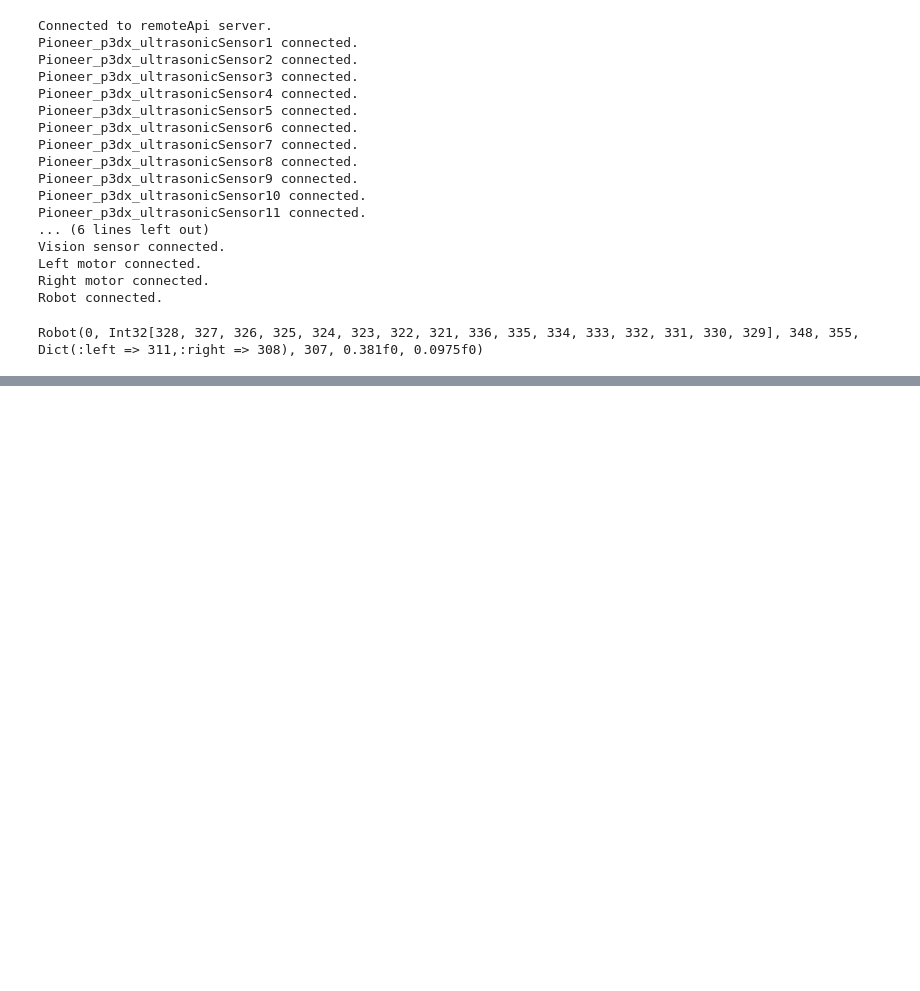
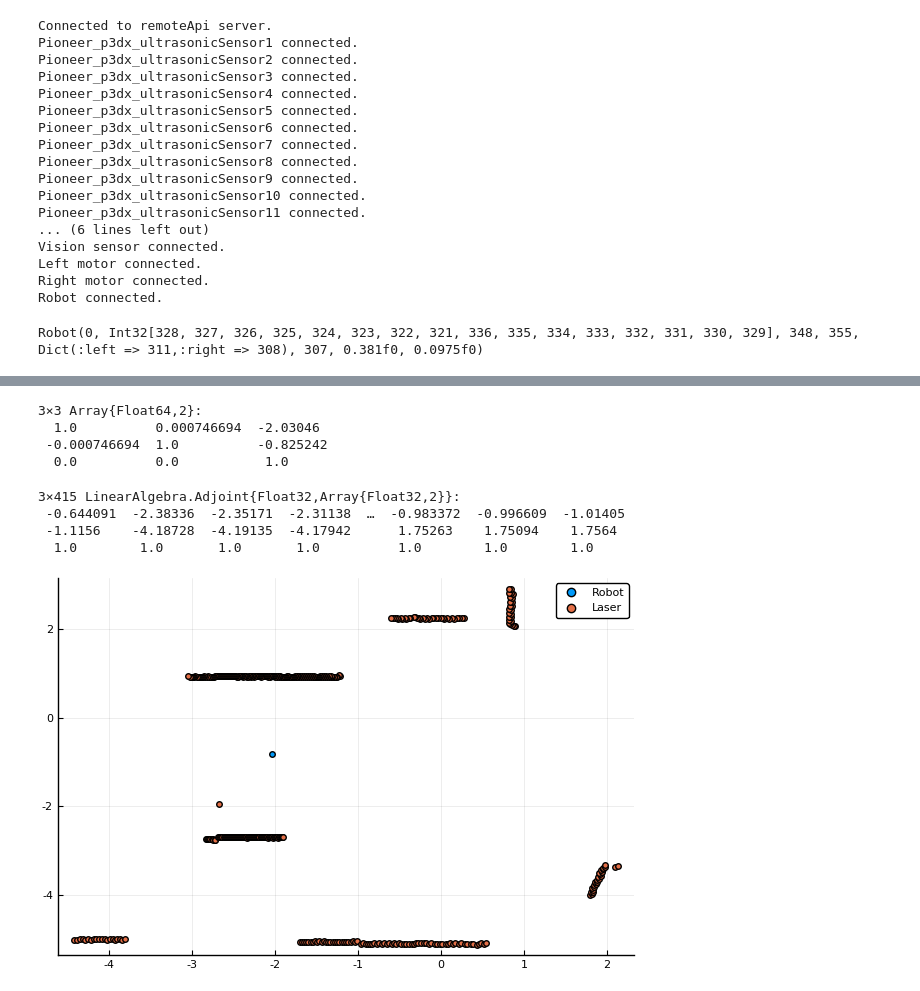
Before and after one commit to cirocavani/MO651-Robotics, a Jupyter notebook: workspace/P2/Controller - PID (draft).ipynb, the cells around one changed output, grey strips where cells are left out. Saved outputs shown, nothing was run; the diff lists cells and outputs as text; code cells hidden in the pictures; blank space fills up the shorter version.

```diff
--- a/workspace/P2/Controller - PID (draft).ipynb
+++ b/workspace/P2/Controller - PID (draft).ipynb
@@ -46,0 +70,28 @@ show_vision(robot)
+# %%
+T = T_r2g(x, y, θ)
+# %% [output]
+3×3 Array{Float64,2}:
+  1.0          0.000746694  -2.03046
+ -0.000746694  1.0          -0.825242
+  0.0          0.0           1.0
+# %%
+D1 = ones(eltype(laser_data), length(laser_data)÷3)
+
+L = hcat(laser_X, laser_Y, D1)'
+
+L
+# %% [output]
+3×415 LinearAlgebra.Adjoint{Float32,Array{Float32,2}}:
+ -0.644091  -2.38336  -2.35171  -2.31138  …  -0.983372  -0.996609  -1.01405
+ -1.1156    -4.18728  -4.19135  -4.17942      1.75263    1.75094    1.7564
+  1.0        1.0       1.0       1.0          1.0        1.0        1.0
+# %%
+Lg = T * L
+
+laser_Xg = Lg[1, :]
+laser_Yg = Lg[2, :]
+
+scatter([x], [y], label="Robot")
+scatter!(laser_Xg, laser_Yg, label="Laser")
+# %% [output]
+[figure, added]
```
Also changed, not shown: parts of 7 cells of this notebook, 13 other files.
